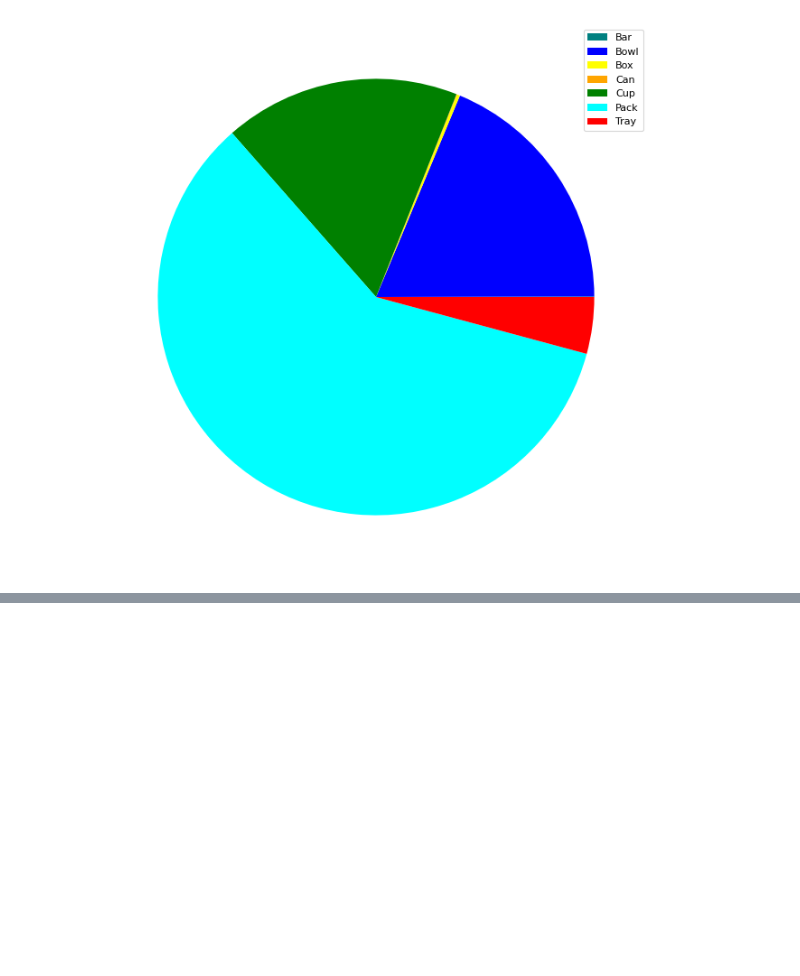
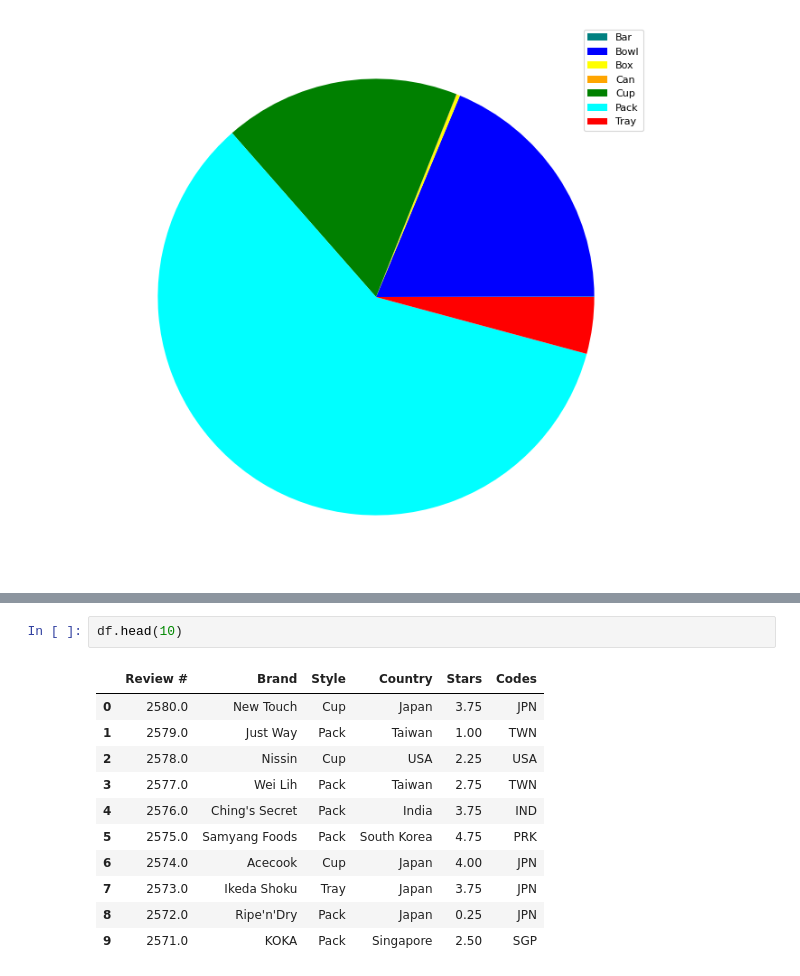
Before and after one commit to Psayta/Ramen_Analysis, a Jupyter notebook: Ramen_Visualization.ipynb, the cells around one changed output, grey strips where cells are left out. Drawn from its saved outputs; the diff is of its cells as text; blank space fills up the shorter version.

```diff
--- a/Ramen_Visualization.ipynb
+++ b/Ramen_Visualization.ipynb
@@ -126,0 +146,14 @@ byBrand
+# %%
+df.head(10)
+# %% [output]
+|  | Review # | Brand | Style | Country | Stars | Codes |
+| 0 | 2580.0 | New Touch | Cup | Japan | 3.75 | JPN |
+| 1 | 2579.0 | Just Way | Pack | Taiwan | 1.00 | TWN |
+| 2 | 2578.0 | Nissin | Cup | USA | 2.25 | USA |
+| 3 | 2577.0 | Wei Lih | Pack | Taiwan | 2.75 | TWN |
+| 4 | 2576.0 | Ching's Secret | Pack | India | 3.75 | IND |
+| 5 | 2575.0 | Samyang Foods | Pack | South Korea | 4.75 | PRK |
+| 6 | 2574.0 | Acecook | Cup | Japan | 4.00 | JPN |
+| 7 | 2573.0 | Ikeda Shoku | Tray | Japan | 3.75 | JPN |
+| 8 | 2572.0 | Ripe'n'Dry | Pack | Japan | 0.25 | JPN |
+| 9 | 2571.0 | KOKA | Pack | Singapore | 2.50 | SGP |
```
Also changed, not shown: parts of 15 cells of this notebook, 1 other file.
